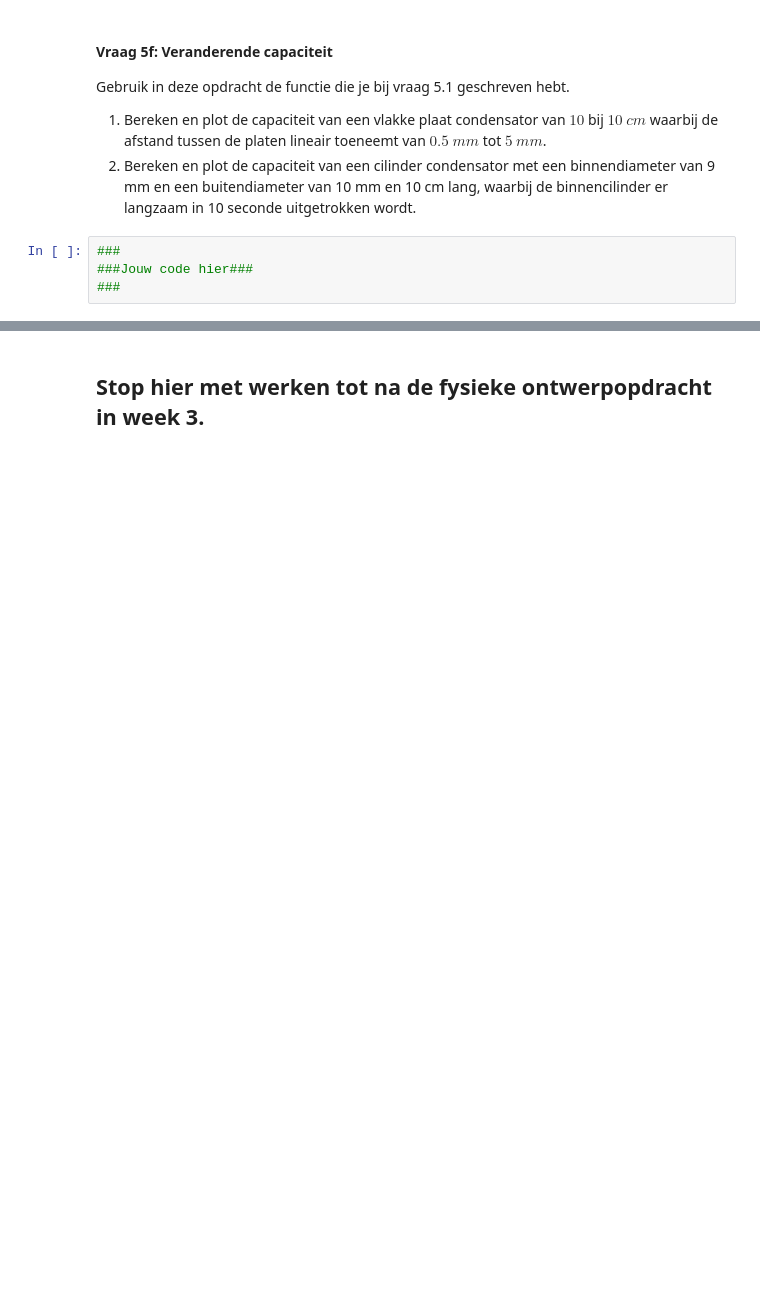
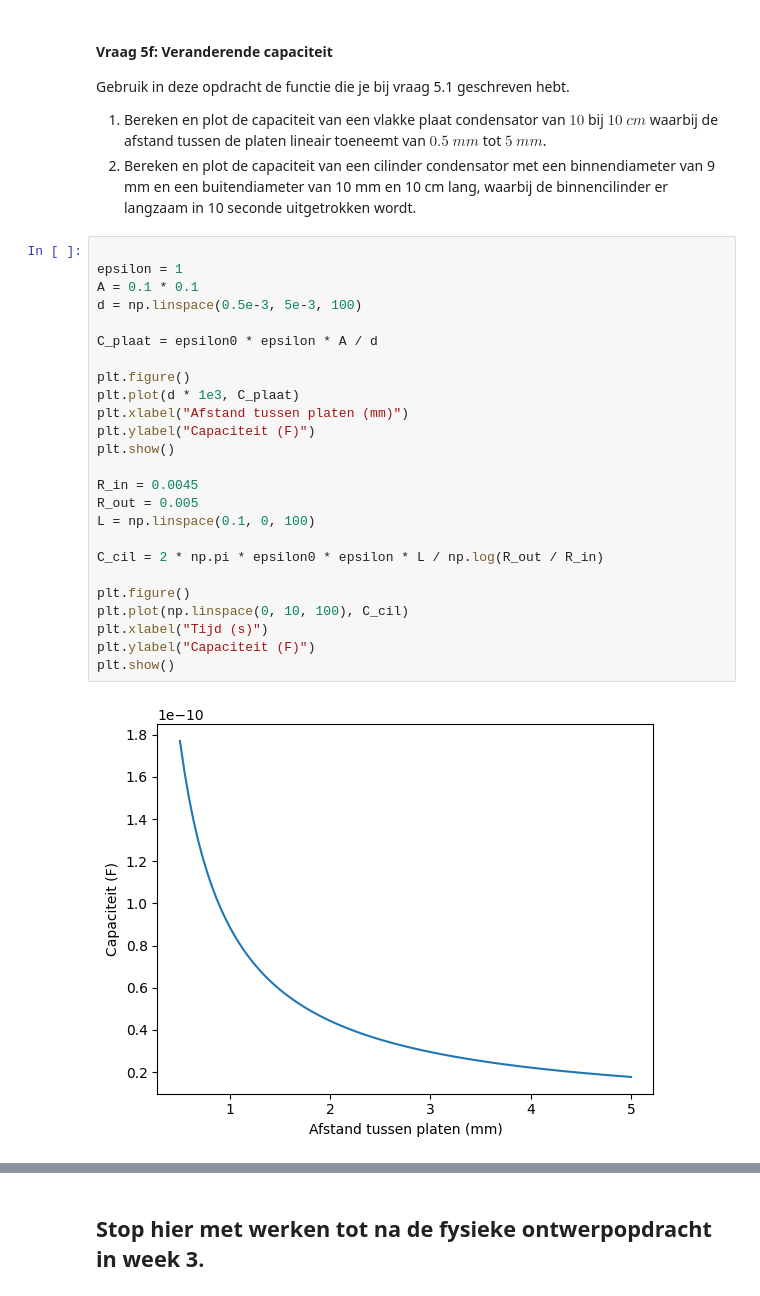
Before and after one commit to meinedb/Meine-opdrachten-DEF-D, a Jupyter notebook: DigitaleOntwerpopdrachten/1CondensatorOpdracht/CondensatorOntwerpopdracht.ipynb, the cells around one changed output, grey strips where cells are left out. Cells and saved outputs as stored; diff of their text form; blank space fills up the shorter version.

```diff
--- a/DigitaleOntwerpopdrachten/1CondensatorOpdracht/CondensatorOntwerpopdracht.ipynb
+++ b/DigitaleOntwerpopdrachten/1CondensatorOpdracht/CondensatorOntwerpopdracht.ipynb
@@ -759,6 +788,29 @@ Gebruik in deze opdracht de functie die je bij vraag 5.1 geschreven hebt.
 1. Bereken en plot de capaciteit van een vlakke plaat condensator van $10$ bij $10$ $cm$ waarbij de afstand tussen de platen lineair toeneemt van $0.5$ $mm$ tot $5$ $mm$.
 2. Bereken en plot de capaciteit van een cilinder condensator met een binnendiameter van 9 mm en een buitendiameter van 10 mm en 10 cm lang, waarbij de binnencilinder er langzaam in 10 seconde uitgetrokken wordt.
 # %%
-###
-###Jouw code hier###
-###
+
+epsilon = 1
+A = 0.1 * 0.1
+d = np.linspace(0.5e-3, 5e-3, 100)
+
+C_plaat = epsilon0 * epsilon * A / d
+
+plt.figure()
+plt.plot(d * 1e3, C_plaat)
+plt.xlabel("Afstand tussen platen (mm)")
+plt.ylabel("Capaciteit (F)")
+plt.show()
+
+R_in = 0.0045
+R_out = 0.005
+L = np.linspace(0.1, 0, 100)
+
+C_cil = 2 * np.pi * epsilon0 * epsilon * L / np.log(R_out / R_in)
+
+plt.figure()
+plt.plot(np.linspace(0, 10, 100), C_cil)
+plt.xlabel("Tijd (s)")
+plt.ylabel("Capaciteit (F)")
+plt.show()
+# %% [output]
+[figure, added]
```
Also changed, not shown: parts of 4 cells of this notebook.
